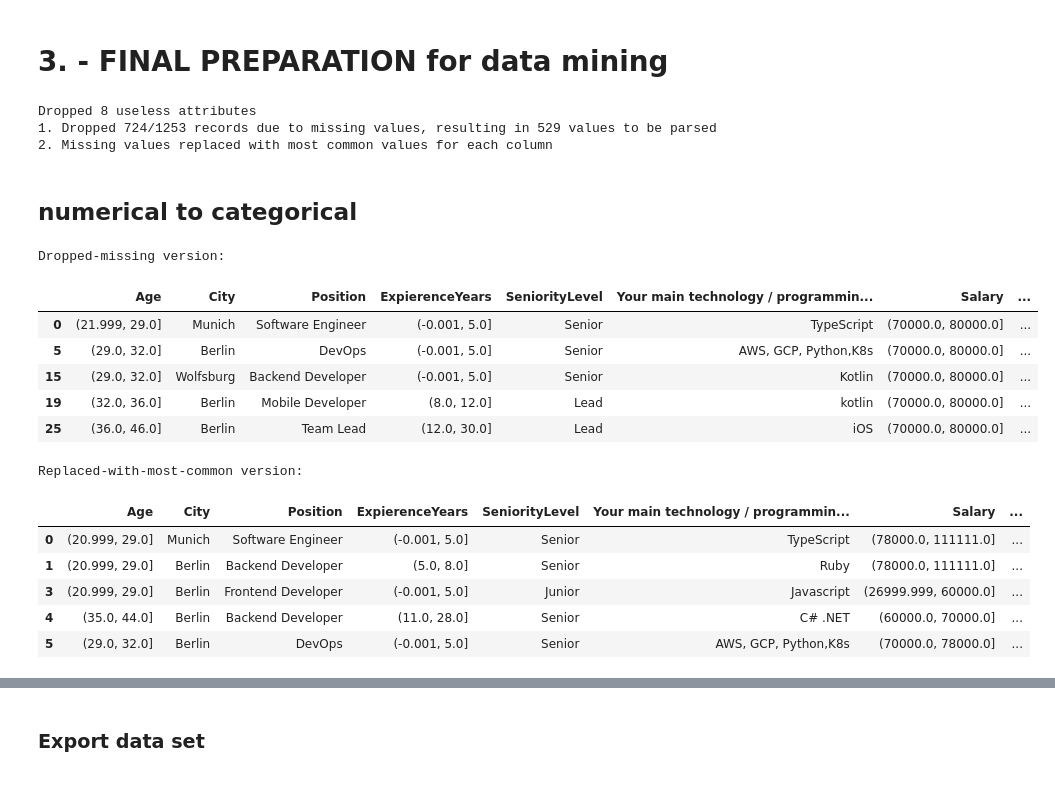
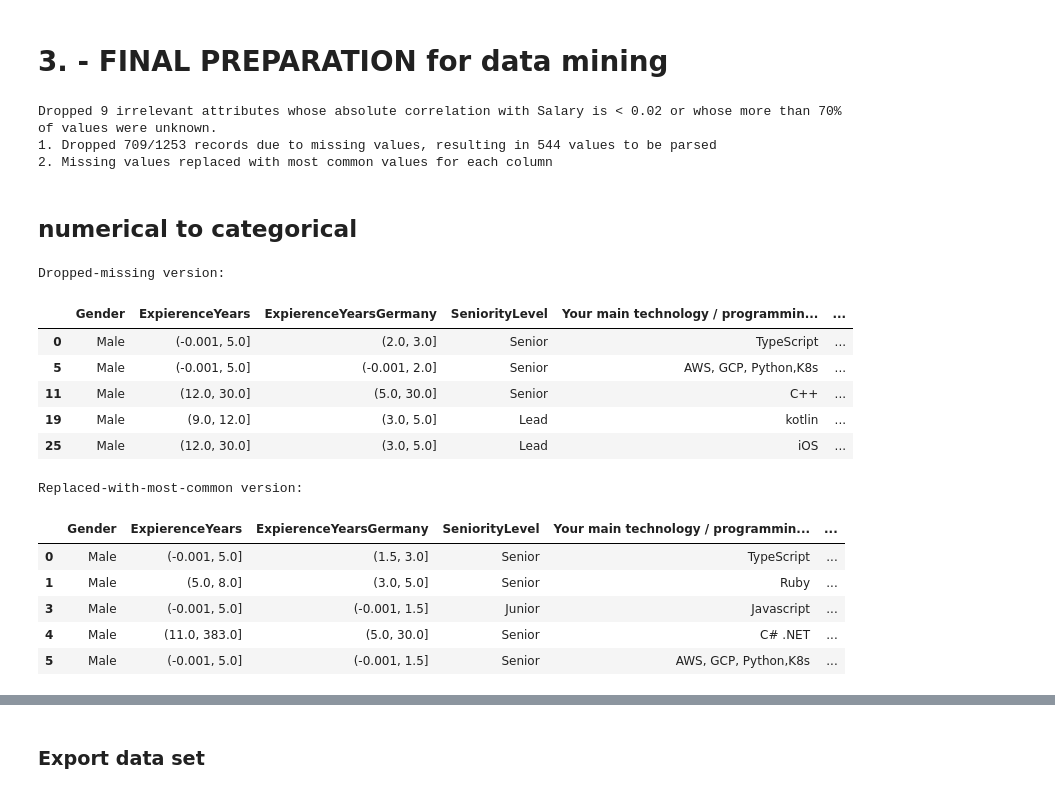
Before and after one commit to MatejMistik/upa-p2-data-analysis, a Jupyter notebook: main.ipynb, the cells around one changed output, grey strips where cells are left out. Drawn from its saved outputs; the diff is of its cells as text; code cells hidden in the pictures.

```diff
--- a/main.ipynb
+++ b/main.ipynb
@@ -1433,13 +1433,19 @@ dfIrrelevant '''
 # %%
 # 1. remove irrelevant columns in dataframe
 dfPreprocessed = df.copy()
-attributesToDrop = ['Timestamp','Other technologies/programming languages you use often','LostJobDueToCorona',
-'ShortWeekHours',
-'CovidSupport',
-'Main language at work','ExpierenceYearsGermany','Gender']
+tmp = df.copy()
+
+categorical_cols = dfPreprocessed.select_dtypes(['object']).columns
+tmp[categorical_cols] = dfPreprocessed[categorical_cols].apply(lambda x: pd.factorize(x)[0])
+attributesToDrop=[]
+for col in dfPreprocessed.columns:
+    cor_matrix = tmp[['Salary',col]].dropna(axis=0, inplace=False).corr().abs()
+    if ((cor_matrix[['Salary']].iloc[1].values[0] < 0.02) or
+        (dfPreprocessed[col].isna().sum() / dfPreprocessed[col].shape[0] > 0.5)):
+      attributesToDrop.append(col)
+
 dfPreprocessed.drop(attributesToDrop, axis=1, inplace=True)
-print('Dropped',len(attributesToDrop), 'useless attributes')
-
+print('Dropped',len(attributesToDrop), 'irrelevant attributes whose absolute correlation with Salary is < 0.02 or whose more than 70% of values were unknown.')
 
 # 2. deal with missing values
 origNumOfRecrds = dfPreprocessed.shape[0]
@@ -1450,46 +1456,44 @@ dfReplaced = dfPreprocessed.fillna(dfPreprocessed.mode().iloc[0], inplace=False)
 assert dfReplaced.isnull().sum().sum() == 0, 'Replacing missing values with most common ones failed'
 print('2. Missing values replaced with most common values for each column')
 # %% [output]
-Dropped 8 useless attributes
-1. Dropped 724/1253 records due to missing values, resulting in 529 values to be parsed
+Dropped 9 irrelevant attributes whose absolute correlation with Salary is < 0.02 or whose more than 70% of values were unknown.
+1. Dropped 709/1253 records due to missing values, resulting in 544 values to be parsed
 2. Missing values replaced with most common values for each column
 # %% [markdown]
 ## numerical to categorical
 # %%
 print('Dropped-missing version:')
 
 # 3. remove outliers for every column
 for column in dfDropped.columns:
     if dfDropped[column].dtype != 'object':
         Q1 = dfDropped[column].quantile(0.25)
         Q3 = dfDropped[column].quantile(0.75)
         IQR = Q3 - Q1
         dfDropped = dfDropped[~((dfDropped[column] < (Q1 - 1.5 * IQR)) |(dfDropped[column] > (Q3 + 1.5 * IQR)))]
 
 # 4. discretize numerical to categorical
 numericalCols = [
-    'Age',
     'ExpierenceYears',
+    'ExpierenceYearsGermany',
     'Salary',
     'Yearly bonus + stocks in EUR',
     'SalaryYearAgo',
-    'StocksYearAgoSameCountry',
-    'VacationDays'
 ]
 dfDroppedCategorical = dfDropped[:]
 for colName in numericalCols:
   dfDroppedCategorical[colName] = pd.to_numeric(dfDroppedCategorical[colName], errors='coerce') # convert to numeric
   dfDroppedCategorical.dropna(axis=0, inplace=True) # remove non-numeric
   dfDroppedCategorical[colName] = pd.qcut(dfDroppedCategorical[colName], 4, duplicates='drop') # discretize
 dfDroppedCategorical.head(5)
 # %% [output]
 Dropped-missing version:
-|  | Age | City | Position | ExpierenceYears | SeniorityLevel | Your main technology / programmin... | Salary | ... |
-| 0 | (21.999, 29.0] | Munich | Software Engineer | (-0.001, 5.0] | Senior | TypeScript | (70000.0, 80000.0] | ... |
-| 5 | (29.0, 32.0] | Berlin | DevOps | (-0.001, 5.0] | Senior | AWS, GCP, Python,K8s | (70000.0, 80000.0] | ... |
-| 15 | (29.0, 32.0] | Wolfsburg | Backend Developer | (-0.001, 5.0] | Senior | Kotlin | (70000.0, 80000.0] | ... |
-| 19 | (32.0, 36.0] | Berlin | Mobile Developer | (8.0, 12.0] | Lead | kotlin | (70000.0, 80000.0] | ... |
-| 25 | (36.0, 46.0] | Berlin | Team Lead | (12.0, 30.0] | Lead | iOS | (70000.0, 80000.0] | ... |
+|  | Gender | ExpierenceYears | ExpierenceYearsGermany | SeniorityLevel | Your main technology / programmin... | ... |
+| 0 | Male | (-0.001, 5.0] | (2.0, 3.0] | Senior | TypeScript | ... |
+| 5 | Male | (-0.001, 5.0] | (-0.001, 2.0] | Senior | AWS, GCP, Python,K8s | ... |
+| 11 | Male | (12.0, 30.0] | (5.0, 30.0] | Senior | C++ | ... |
+| 19 | Male | (9.0, 12.0] | (3.0, 5.0] | Lead | kotlin | ... |
+| 25 | Male | (12.0, 30.0] | (3.0, 5.0] | Lead | iOS | ... |
 # %%
 print('Replaced-with-most-common version:')
 
@@ -1509,12 +1513,12 @@ for colName in numericalCols:
 dfReplacedCategorical.head(5)
 # %% [output]
 Replaced-with-most-common version:
-|  | Age | City | Position | ExpierenceYears | SeniorityLevel | Your main technology / programmin... | Salary | ... |
-| 0 | (20.999, 29.0] | Munich | Software Engineer | (-0.001, 5.0] | Senior | TypeScript | (78000.0, 111111.0] | ... |
-| 1 | (20.999, 29.0] | Berlin | Backend Developer | (5.0, 8.0] | Senior | Ruby | (78000.0, 111111.0] | ... |
-| 3 | (20.999, 29.0] | Berlin | Frontend Developer | (-0.001, 5.0] | Junior | Javascript | (26999.999, 60000.0] | ... |
-| 4 | (35.0, 44.0] | Berlin | Backend Developer | (11.0, 28.0] | Senior | C# .NET | (60000.0, 70000.0] | ... |
-| 5 | (29.0, 32.0] | Berlin | DevOps | (-0.001, 5.0] | Senior | AWS, GCP, Python,K8s | (70000.0, 78000.0] | ... |
+|  | Gender | ExpierenceYears | ExpierenceYearsGermany | SeniorityLevel | Your main technology / programmin... | ... |
+| 0 | Male | (-0.001, 5.0] | (1.5, 3.0] | Senior | TypeScript | ... |
+| 1 | Male | (5.0, 8.0] | (3.0, 5.0] | Senior | Ruby | ... |
+| 3 | Male | (-0.001, 5.0] | (-0.001, 1.5] | Junior | Javascript | ... |
+| 4 | Male | (11.0, 383.0] | (5.0, 30.0] | Senior | C# .NET | ... |
+| 5 | Male | (-0.001, 5.0] | (-0.001, 1.5] | Senior | AWS, GCP, Python,K8s | ... |
 # %%
 print(dfReplacedCategorical.info())
 dfReplacedCategorical.describe()
```
Also changed, not shown: parts of 20 cells of this notebook.
